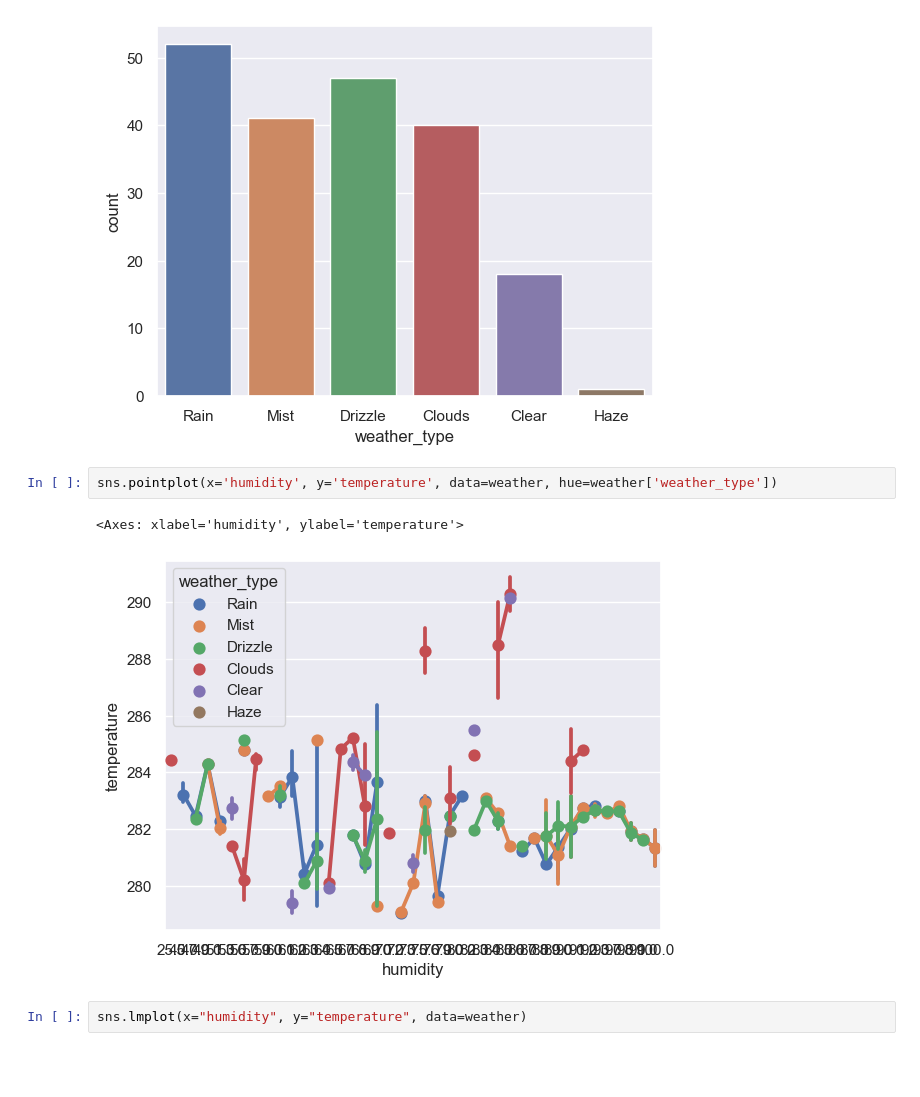
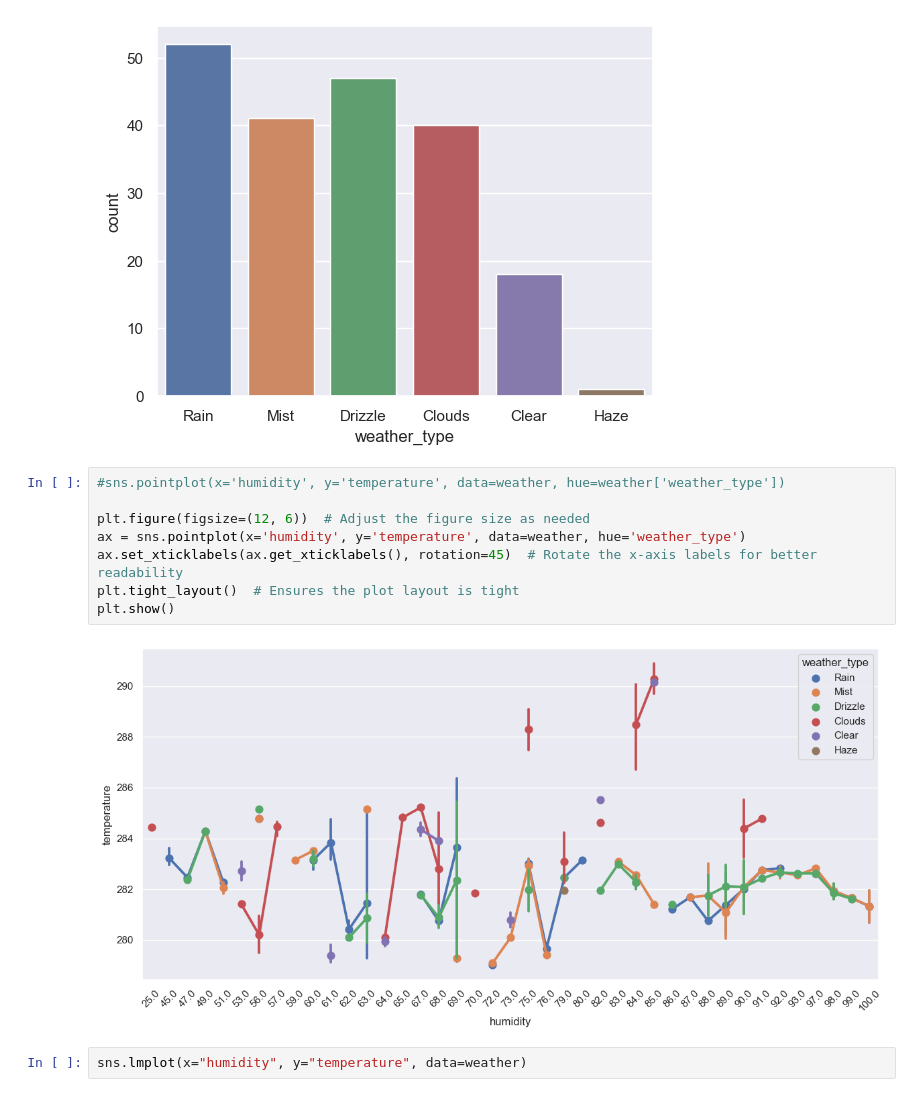
Before and after one commit to amina-work/datavis, a Jupyter notebook: test.ipynb, the cells around one changed output. Saved outputs shown, nothing was run; the diff lists cells and outputs as text; blank space fills up the shorter version.

Commit message:
prog point -fixed spacing issues

```diff
--- a/test.ipynb
+++ b/test.ipynb
@@ -88,11 +93,16 @@ sns.countplot(x='weather_type', data=weather)
 # %% [output]
 <Axes: xlabel='weather_type', ylabel='count'>
 [figure]
-# %%
-sns.pointplot(x='humidity', y='temperature', data=weather, hue=weather['weather_type'])
-# %% [output]
-<Axes: xlabel='humidity', ylabel='temperature'>
-[figure, removed]
+# %%
+#sns.pointplot(x='humidity', y='temperature', data=weather, hue=weather['weather_type'])
+
+plt.figure(figsize=(12, 6))  # Adjust the figure size as needed
+ax = sns.pointplot(x='humidity', y='temperature', data=weather, hue='weather_type')
+ax.set_xticklabels(ax.get_xticklabels(), rotation=45)  # Rotate the x-axis labels for better readability
+plt.tight_layout()  # Ensures the plot layout is tight
+plt.show()
+# %% [output]
+[figure, added]
 # %%
 sns.lmplot(x="humidity", y="temperature", data=weather)
 # %% [output]
```
Also changed, not shown: parts of 6 cells of this notebook.
